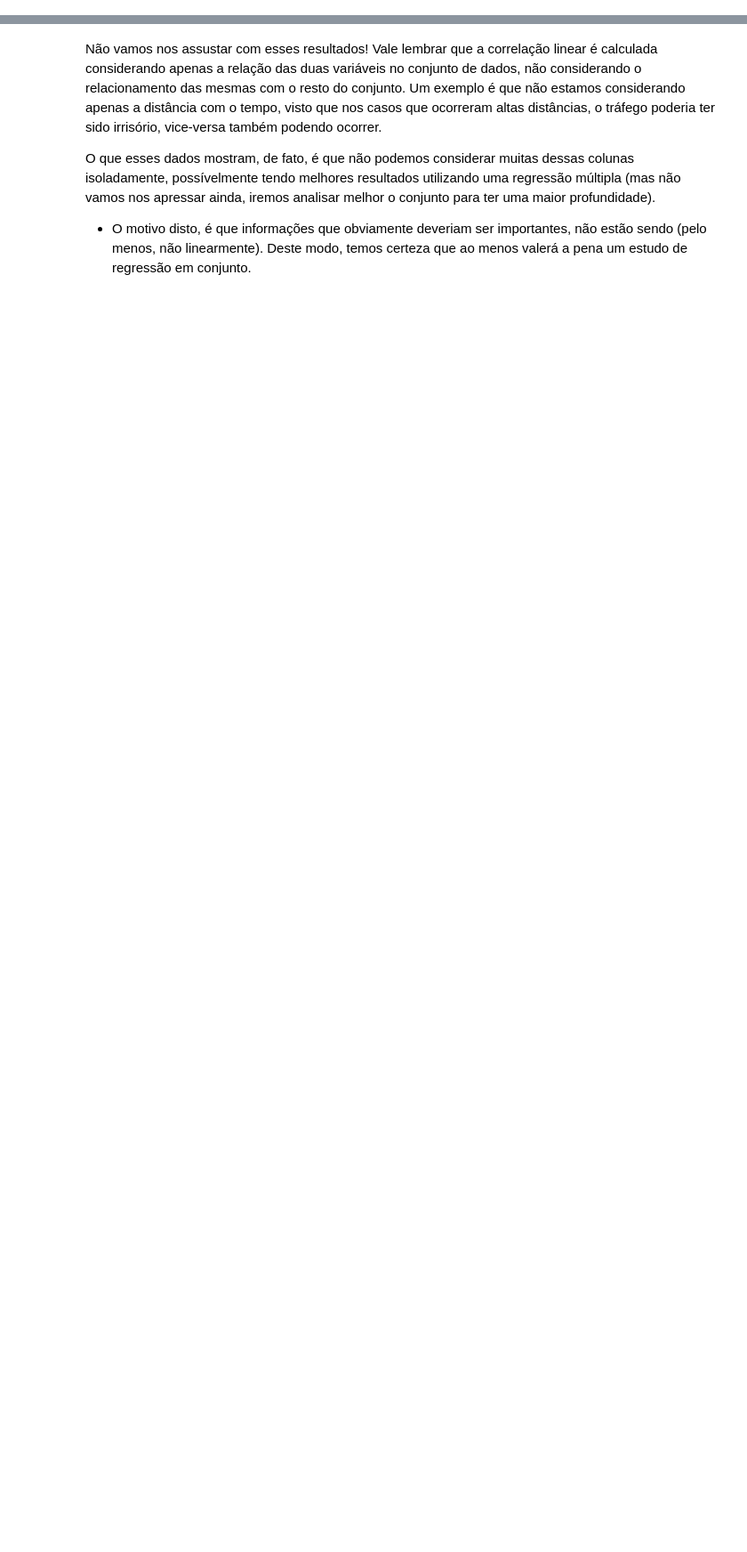
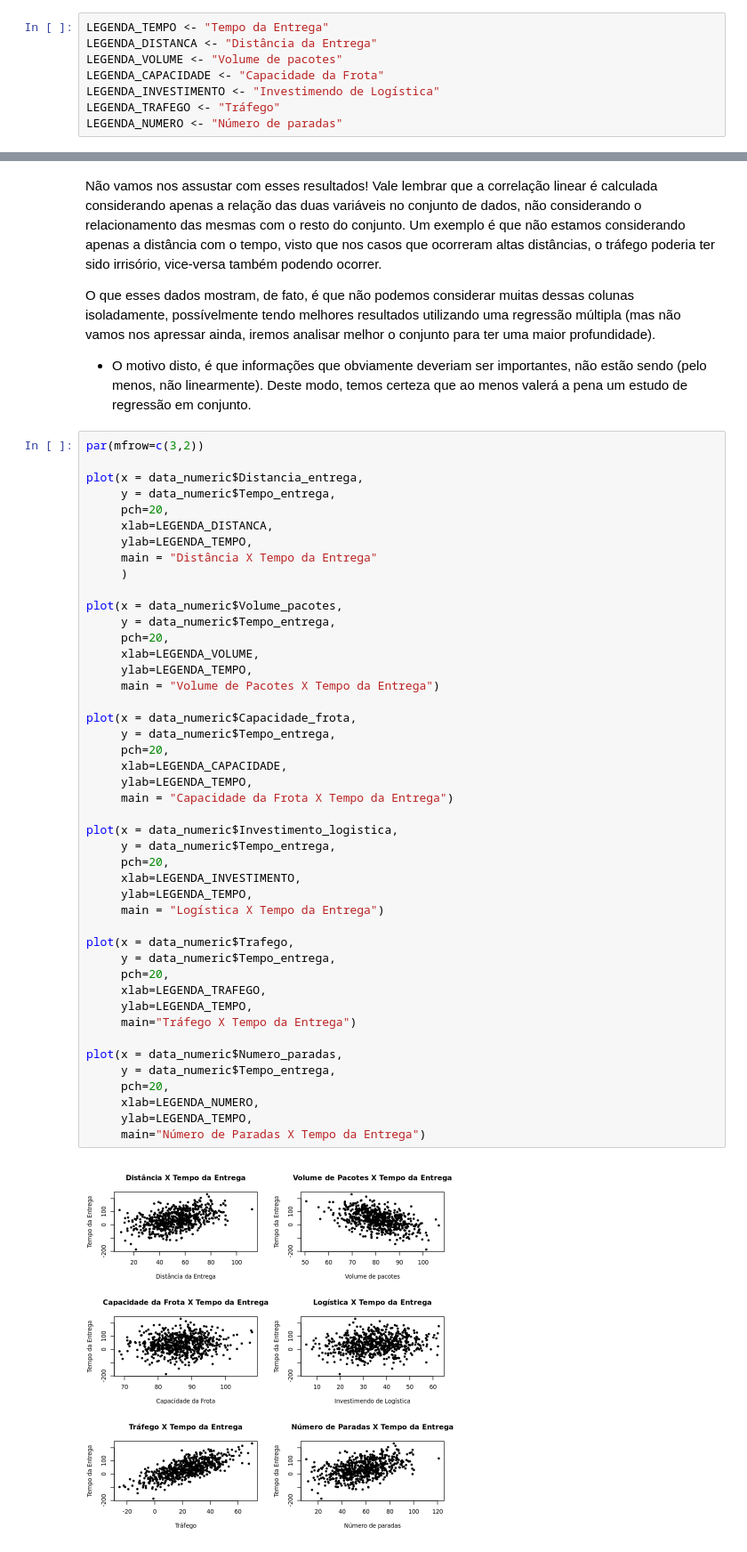
Before and after one commit to daviidjoshua/roteiro-estatistica-aplicada, a Jupyter notebook: main.ipynb, the cells around one changed output, grey strips where cells are left out. Shown at 89% size. Cells and saved outputs as stored; diff of their text form; blank space fills up the shorter version.

```diff
--- a/main.ipynb
+++ b/main.ipynb
@@ -55,3 +53,11 @@ data_numeric <- data %>% select_if(is.numeric)
+# %%
+LEGENDA_TEMPO <- "Tempo da Entrega"
+LEGENDA_DISTANCA <- "Distância da Entrega"
+LEGENDA_VOLUME <- "Volume de pacotes"
+LEGENDA_CAPACIDADE <- "Capacidade da Frota"
+LEGENDA_INVESTIMENTO <- "Investimendo de Logística"
+LEGENDA_TRAFEGO <- "Tráfego"
+LEGENDA_NUMERO <- "Número de paradas"
 # %% [markdown]
 ## 2. Introdução
 
@@ -180,3 +178,50 @@ Não vamos nos assustar com esses resultados! Vale lembrar que a correlação li
 
 O que esses dados mostram, de fato, é que não podemos considerar muitas dessas colunas isoladamente, possívelmente tendo melhores resultados utilizando uma regressão múltipla (mas não vamos nos apressar ainda, iremos analisar melhor o conjunto para ter uma maior profundidade).
 * O motivo disto, é que informações que obviamente deveriam ser importantes, não estão sendo (pelo menos, não linearmente). Deste modo, temos certeza que ao menos valerá a pena um estudo de regressão em conjunto.
+# %%
+par(mfrow=c(3,2))
+
+plot(x = data_numeric$Distancia_entrega,
+     y = data_numeric$Tempo_entrega,
+     pch=20,
+     xlab=LEGENDA_DISTANCA,
+     ylab=LEGENDA_TEMPO,
+     main = "Distância X Tempo da Entrega"
+     )
+
+plot(x = data_numeric$Volume_pacotes,
+     y = data_numeric$Tempo_entrega,
+     pch=20,
+     xlab=LEGENDA_VOLUME,
+     ylab=LEGENDA_TEMPO,
+     main = "Volume de Pacotes X Tempo da Entrega")
+
+plot(x = data_numeric$Capacidade_frota,
+     y = data_numeric$Tempo_entrega,
+     pch=20,
+     xlab=LEGENDA_CAPACIDADE,
+     ylab=LEGENDA_TEMPO,
+     main = "Capacidade da Frota X Tempo da Entrega")
+
+plot(x = data_numeric$Investimento_logistica,
+     y = data_numeric$Tempo_entrega,
+     pch=20,
+     xlab=LEGENDA_INVESTIMENTO,
+     ylab=LEGENDA_TEMPO,
+     main = "Logística X Tempo da Entrega")
+
+plot(x = data_numeric$Trafego,
+     y = data_numeric$Tempo_entrega,
+     pch=20,
+     xlab=LEGENDA_TRAFEGO,
+     ylab=LEGENDA_TEMPO,
+     main="Tráfego X Tempo da Entrega")
+
+plot(x = data_numeric$Numero_paradas,
+     y = data_numeric$Tempo_entrega,
+     pch=20,
+     xlab=LEGENDA_NUMERO,
+     ylab=LEGENDA_TEMPO,
+     main="Número de Paradas X Tempo da Entrega")
+# %% [output]
+[figure, added]
```
Also changed, not shown: parts of 4 cells of this notebook.
